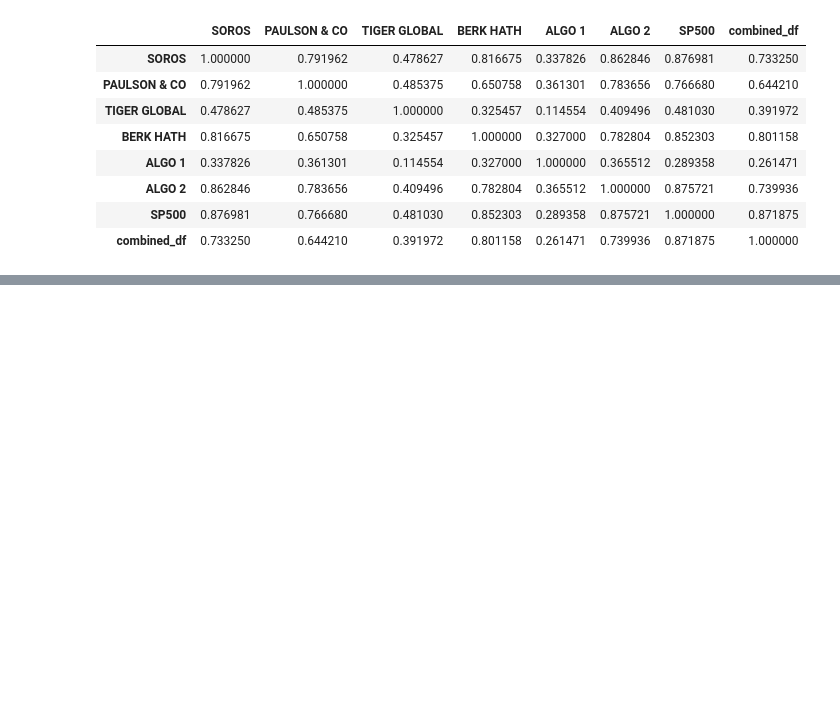
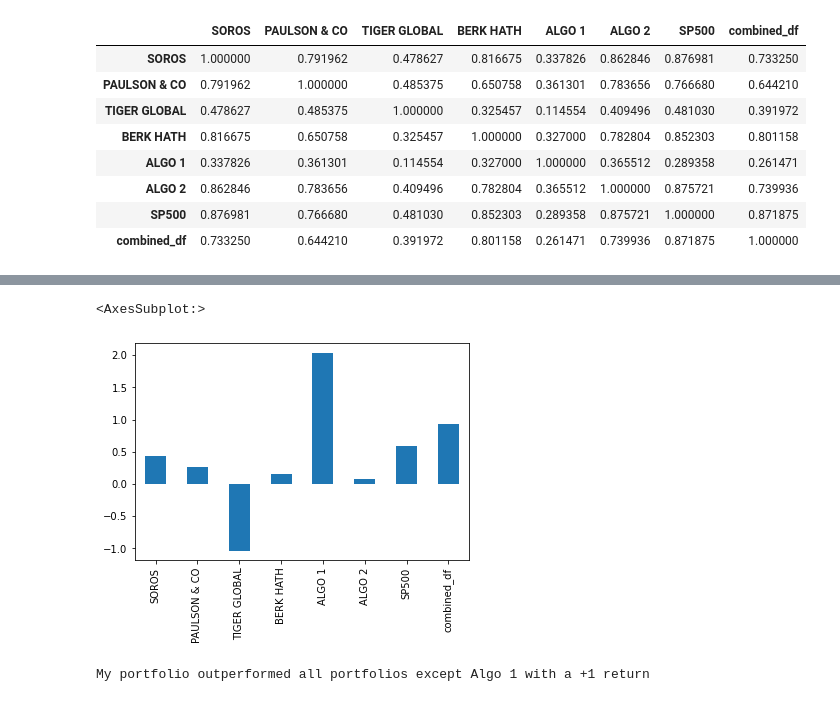
Before and after one commit to RachelCarroll2018/Whale-Off-the-Port-folio-, a Jupyter notebook: Whale off the Port(folio).ipynb, the cells around one changed output, grey strips where cells are left out. Saved outputs shown, nothing was run; the diff lists cells and outputs as text; code cells hidden in the pictures; blank space fills up the shorter version.

```diff
--- a/Whale off the Port(folio).ipynb
+++ b/Whale off the Port(folio).ipynb
@@ -452,0 +460,13 @@ How does your portfolio do?
+# %%
+#Calculate the Sharpe ratios and generate a bar plot
+sharpe_ratio = joined_data_columns.mean()/joined_data_columns.std()
+asr = sharpe_ratio*252**.5
+asr.plot(kind="bar")
+# %% [output]
+<AxesSubplot:>
+[figure, added]
+# %%
+#How does your portfolio do?
+print("My portfolio outperformed all portfolios except Algo 1 with a +1 return")
+# %% [output]
+My portfolio outperformed all portfolios except Algo 1 with a +1 return
```
Also changed, not shown: parts of 1 cell of this notebook.
